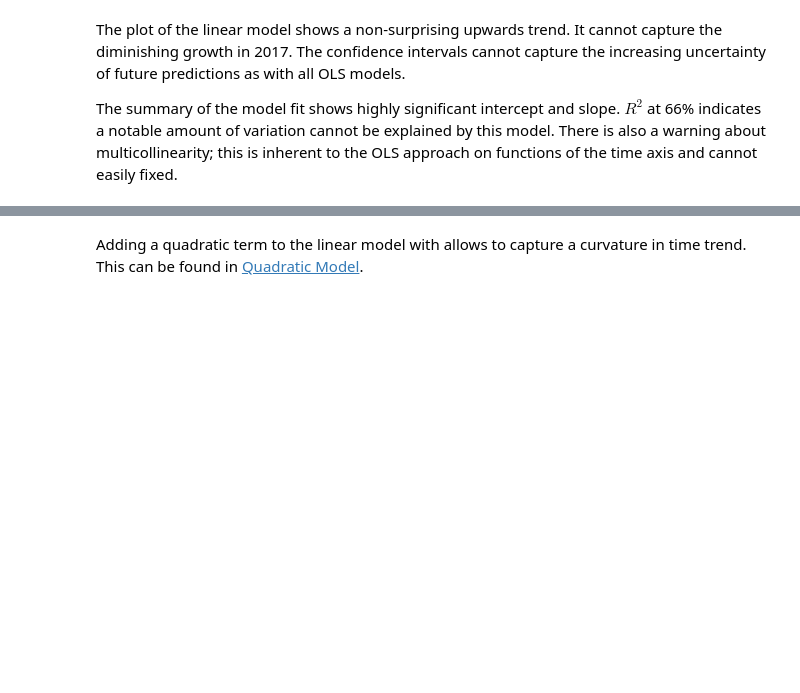
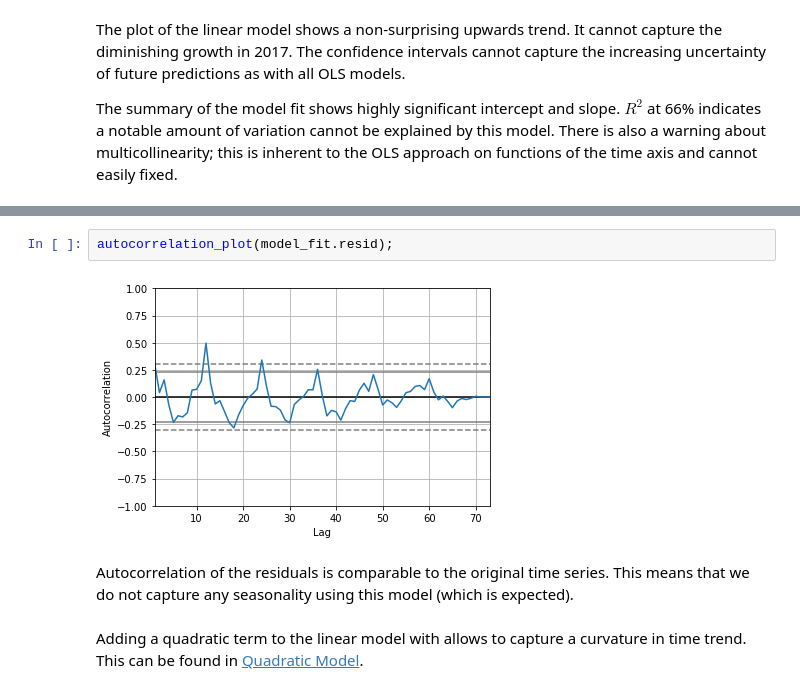
Before and after one commit to luphord/australian-housing-exercise, a Jupyter notebook: notebooks/4.0-Linear-model.ipynb, the cells around one changed output, grey strips where cells are left out. Saved outputs shown, nothing was run; the diff lists cells and outputs as text; blank space fills up the shorter version.

```diff
--- a/notebooks/4.0-Linear-model.ipynb
+++ b/notebooks/4.0-Linear-model.ipynb
@@ -61,2 +68,8 @@ The summary of the model fit shows highly significant intercept and slope. $R^2$
+# %%
+autocorrelation_plot(model_fit.resid);
+# %% [output]
+[figure, added]
+# %% [markdown]
+Autocorrelation of the residuals is comparable to the original time series. This means that we do not capture any seasonality using this model (which is expected).
 # %% [markdown]
 Adding a quadratic term to the linear model with allows to capture a curvature in time trend. This can be found in [Quadratic Model](4.1-Quadractic-model.ipynb).
```
Also changed, not shown: parts of 4 cells of this notebook, 2 other files.
